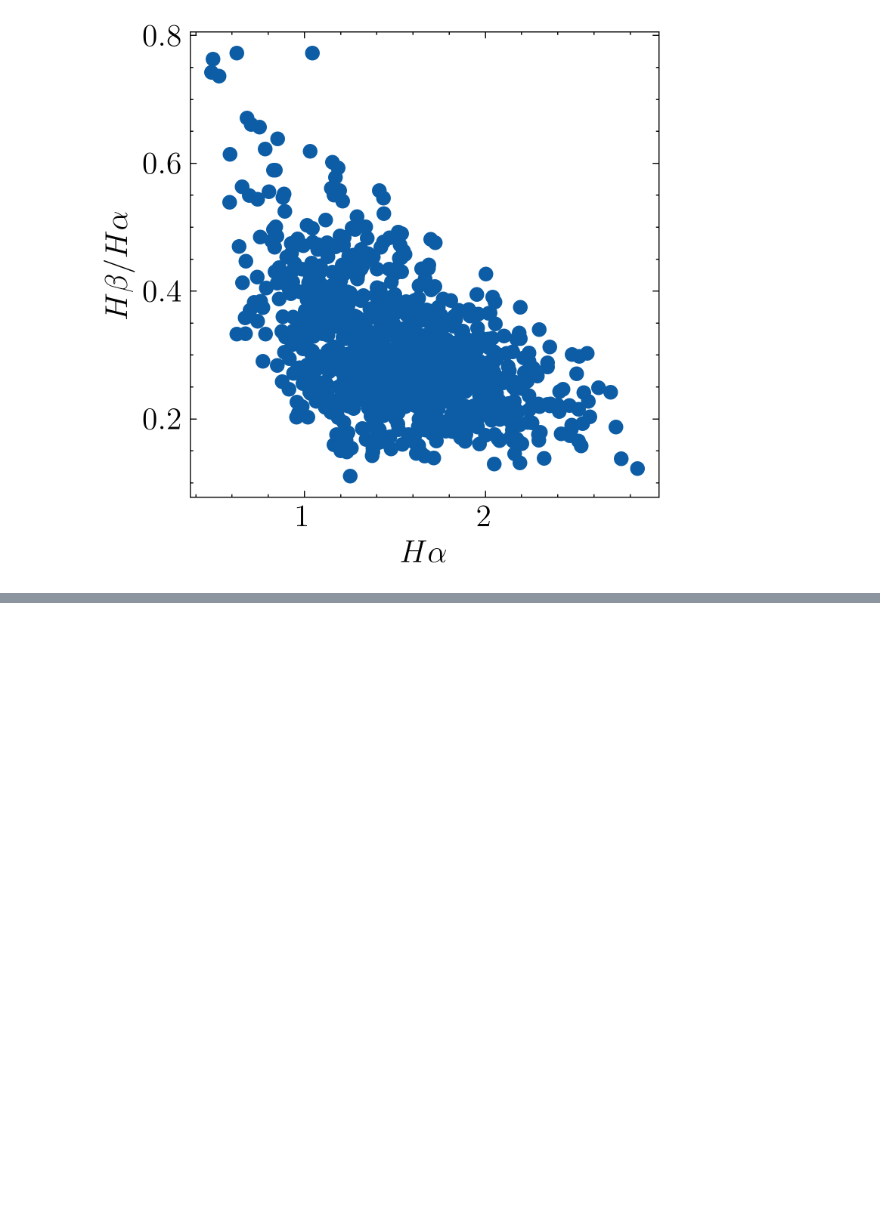
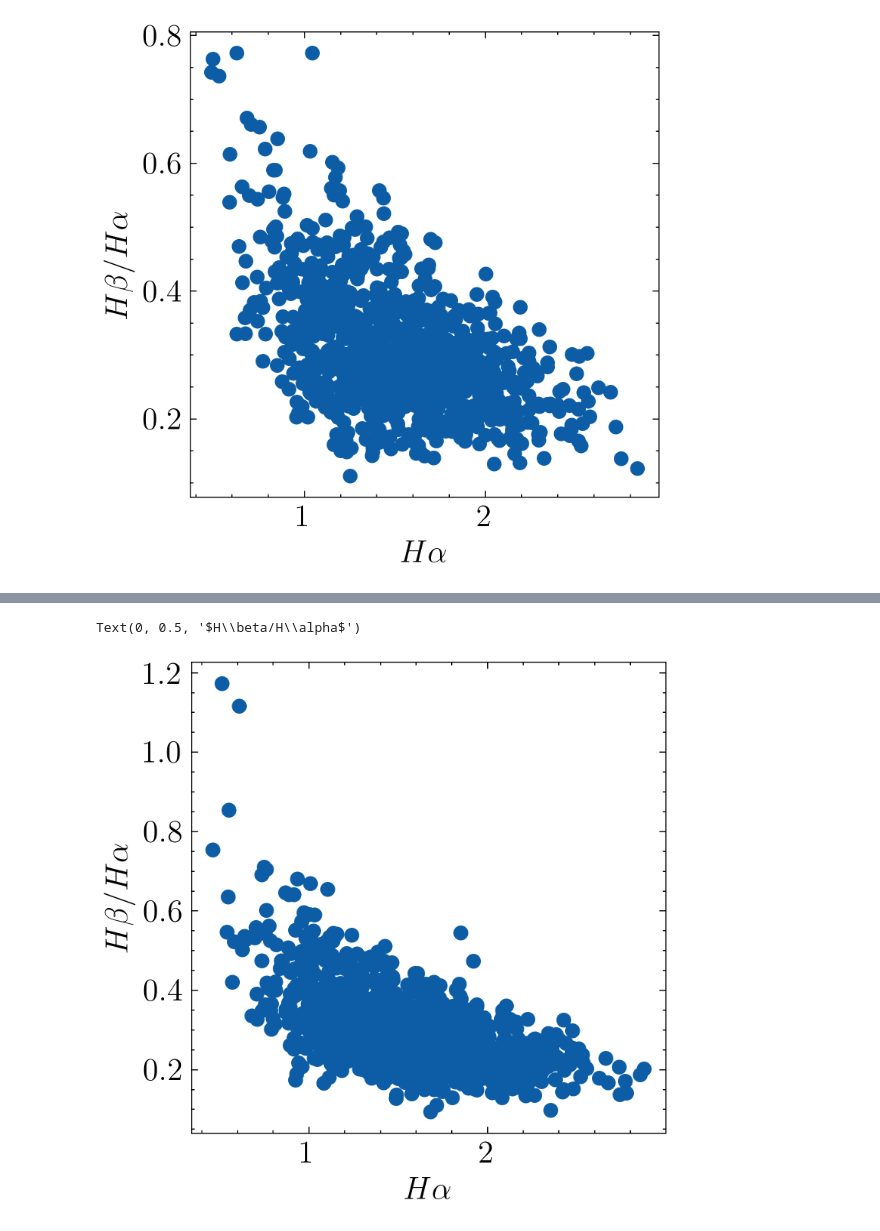
Before and after one commit to astro-jingtao/my_statistical_inference, a Jupyter notebook: effect_of_noise/fake_ebv_Ha_correlation.ipynb, the cells around one changed output, grey strips where cells are left out. Saved outputs shown, nothing was run; the diff lists cells and outputs as text; code cells hidden in the pictures; blank space fills up the shorter version.

```diff
--- a/effec_of_noise/fake_ebv_Ha_correlation.ipynb
+++ b/effect_of_noise/fake_ebv_Ha_correlation.ipynb
@@ -30,0 +47,8 @@ Text(0, 0.5, '$H\\beta/H\\alpha$')
+# %%
+plt.figure(figsize=(4, 4), dpi=400)
+plt.scatter(Ha_obs, Hb_obs / Ha_obs)
+plt.xlabel(r'$H\alpha$')
+plt.ylabel(r'$H\beta/H\alpha$')
+# %% [output]
+Text(0, 0.5, '$H\\beta/H\\alpha$')
+[figure, added]
```
Also changed, not shown: parts of 2 cells of this notebook, 2 other files.
